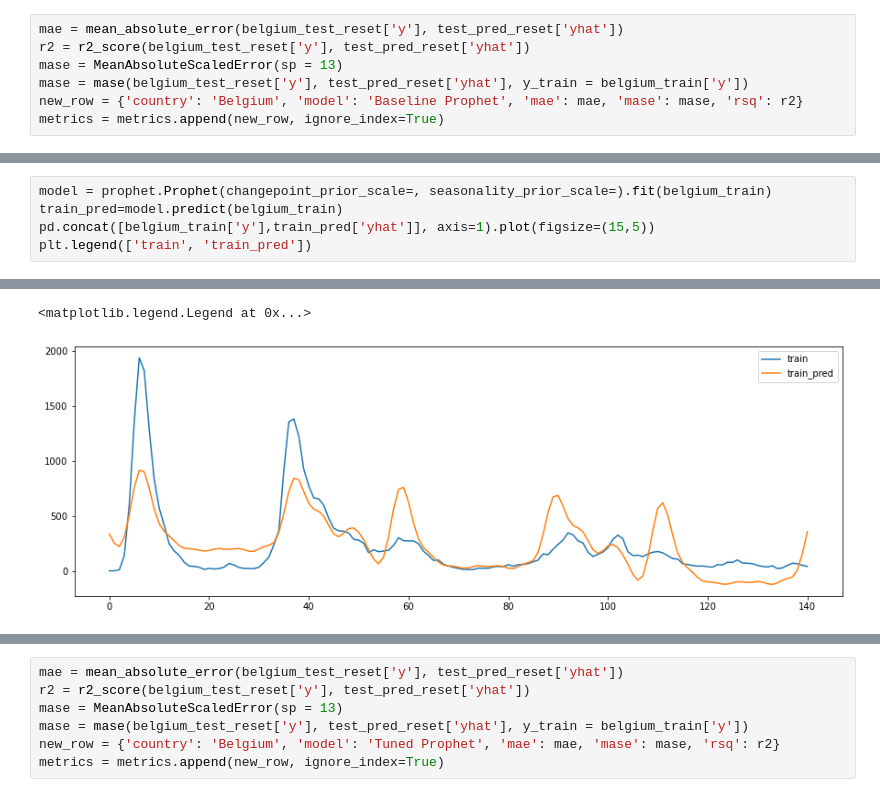
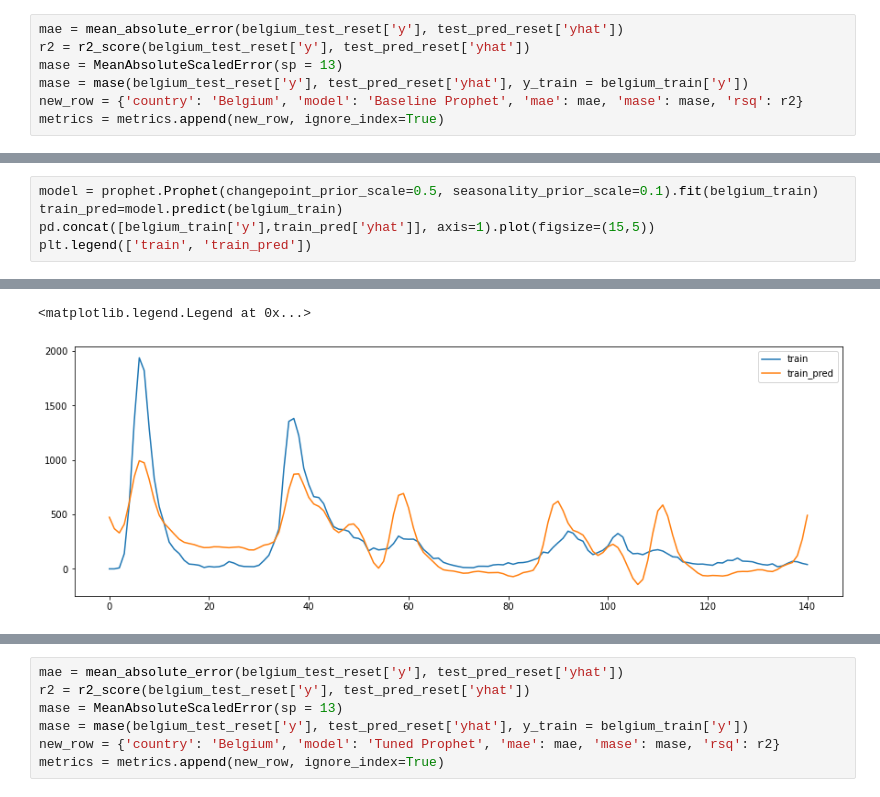
Before and after one commit to y-ginther/DS-Capstone, a Jupyter notebook: Prophet_c.ipynb, the cells around one changed output, grey strips where cells are left out. Saved outputs shown, nothing was run; the diff lists cells and outputs as text.

```diff
--- a/Prophet_c.ipynb
+++ b/Prophet_c.ipynb
@@ -113,5 +132,5 @@ KeyboardInterrupt:
 # %%
-model = prophet.Prophet(changepoint_prior_scale=, seasonality_prior_scale=).fit(belgium_train)
+model = prophet.Prophet(changepoint_prior_scale=0.5, seasonality_prior_scale=0.1).fit(belgium_train)
 train_pred=model.predict(belgium_train)
 pd.concat([belgium_train['y'],train_pred['yhat']], axis=1).plot(figsize=(15,5))
 plt.legend(['train', 'train_pred'])
@@ -123,5 +140,5 @@ plt.legend(['train', 'train_pred'])
 <matplotlib.legend.Legend at 0x...>
-[figure, old version]
+[figure, new version]
 # %%
 test_pred=model.predict(belgium_test)
 belgium_test_reset = belgium_test.reset_index(drop=True)
```
Also changed, not shown: parts of 125 cells of this notebook.
